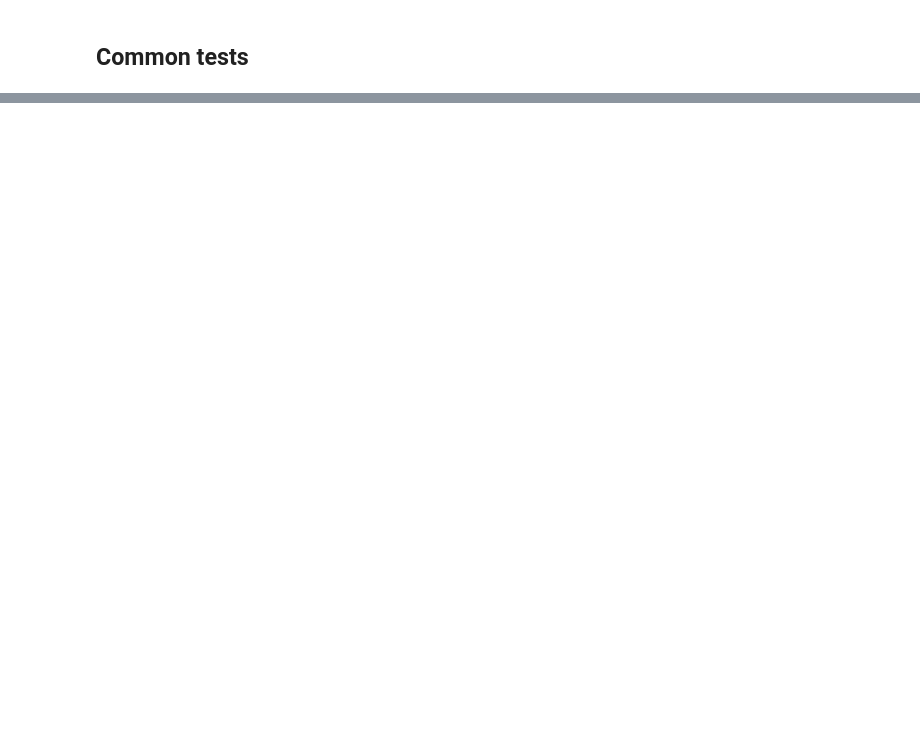
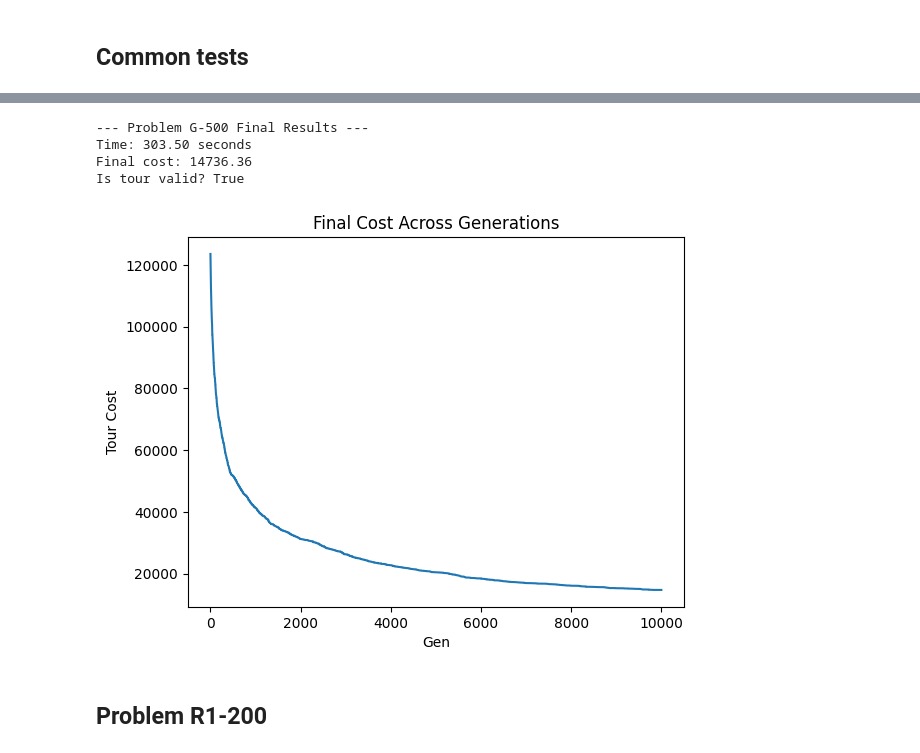
Before and after one commit to AgricolaC/CI2025_lab2, a Jupyter notebook: tsp.ipynb, the cells around one changed output, grey strips where cells are left out. Drawn from its saved outputs; the diff is of its cells as text; code cells hidden in the pictures; blank space fills up the shorter version.

```diff
--- a/tsp.ipynb
+++ b/tsp.ipynb
@@ -62,0 +263,18 @@ False
+# %%
+def tournament_selection(
+    population: list,
+    k: int = 3
+):
+    # We select by their *indices* to avoid copying large tours
+    indices = np.random.randint(0, len(population), size=k)
+
+    best_contestant_idx = indices[0]
+    best_cost = population[best_contestant_idx][1]
+
+    for i in indices[1:]:
+        cost = population[i][1]
+        if cost < best_cost:
+            best_cost = cost
+            best_contestant_idx = i
+
+    return population[best_contestant_idx][0]
@@ -62,0 +424,12 @@ False
+# %%
+problem = np.load("lab2/problem_g_500.npy")
+# %%
+POP_SIZE = 300 # How many tours in our pop
+GENERATIONS = 10000 # Generations
+PC = 0.9 # Crossover Rate
+PM = 0.14 # Mutation Rate
+ELITE_SIZE = 2 # Save the best tours automatically
+# %%
+start_time = time.time()
+final_tour, final_cost, _ = genetic_algorithm(problem, POP_SIZE, GENERATIONS, PC,PM,ELITE_SIZE)
+end_time = time.time()
@@ -62,0 +455,20 @@ False
+# %%
+print("\n--- Problem G-500 Final Results ---")
+print(f"Time: {end_time - start_time:.2f} seconds")
+print(f"Final cost: {final_cost:.2f}")
+print(f"Is tour valid? {is_hamiltonian_cycle(final_tour, problem.shape[0])}")
+# %% [output]
+--- Problem G-500 Final Results ---
+Time: 303.50 seconds
+Final cost: 14736.36
+Is tour valid? True
+# %%
+plt.plot(_)
+plt.title("Final Cost Across Generations")
+plt.xlabel("Gen")
+plt.ylabel("Tour Cost")
+plt.show()
+# %% [output]
+[figure, added]
+# %% [markdown]
+## Problem R1-200
```
Also changed, not shown: parts of 53 cells of this notebook, 3 other files.
